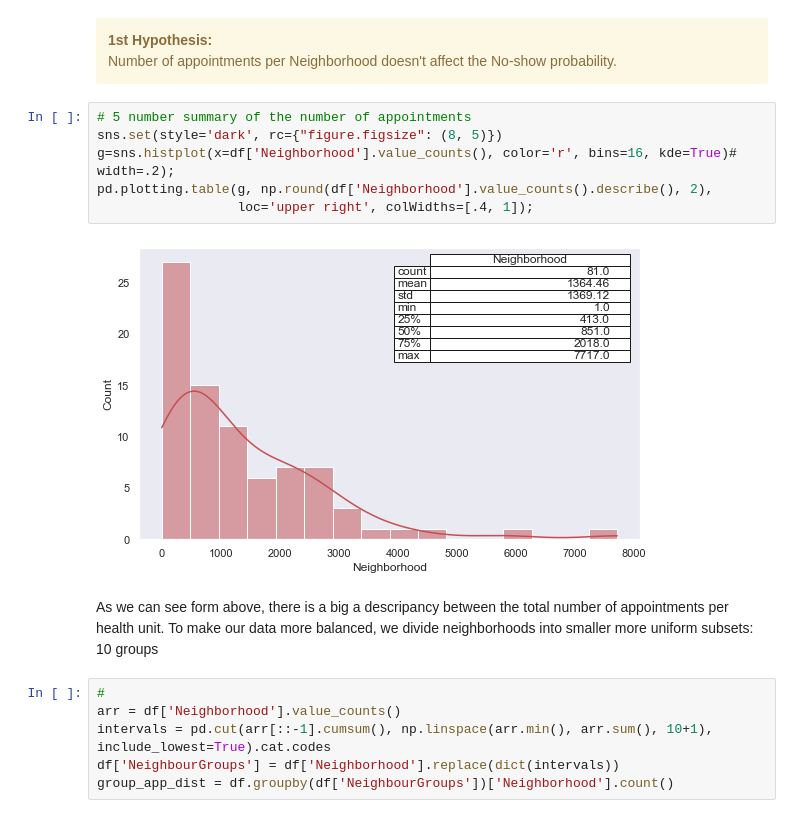
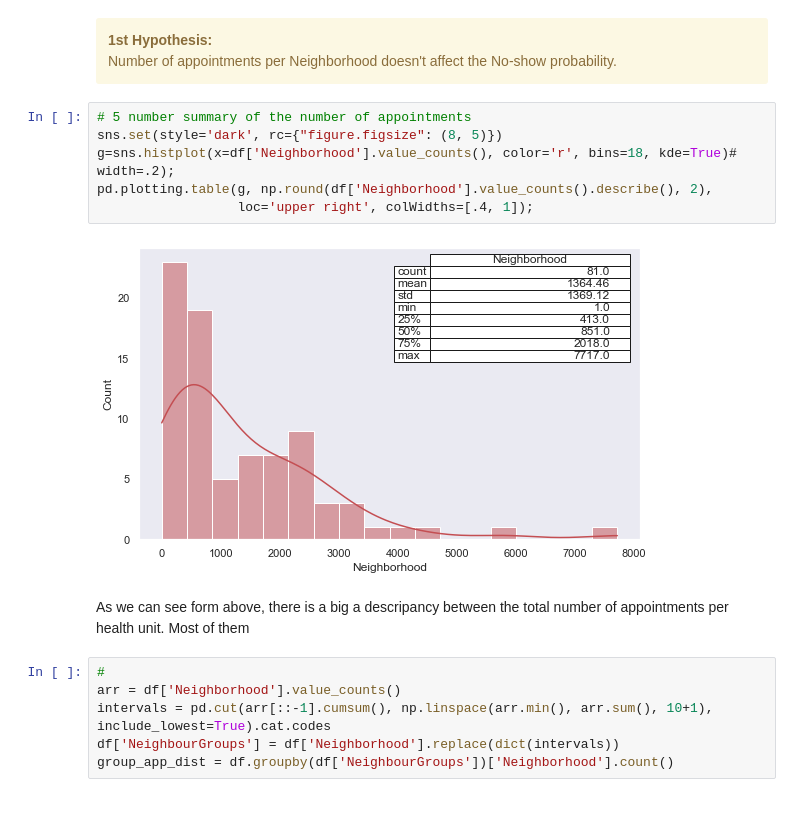
Before and after one commit to skacem/Business-Analytics, a Jupyter notebook: Misc/Medical_appointment_analysis.ipynb, the cells around one changed output. Saved outputs shown, nothing was run; the diff lists cells and outputs as text.

```diff
--- a/Misc/Medical_appointment_analysis.ipynb
+++ b/Misc/Medical_appointment_analysis.ipynb
@@ -304,14 +304,14 @@ From this plot we see 2 extreme cases. One with 100% No-show rate and other with
 # %%
 # 5 number summary of the number of appointments
 sns.set(style='dark', rc={"figure.figsize": (8, 5)})
-g=sns.histplot(x=df['Neighborhood'].value_counts(), color='r', bins=16, kde=True)# width=.2);
+g=sns.histplot(x=df['Neighborhood'].value_counts(), color='r', bins=18, kde=True)# width=.2);
 pd.plotting.table(g, np.round(df['Neighborhood'].value_counts().describe(), 2),
                   loc='upper right', colWidths=[.4, 1]);
 # %% [output]
-[figure, old version]
+[figure, new version]
 # %% [markdown]
 As we can see form above, there is a big a descripancy between the total number of appointments per health unit.
-To make our data more balanced, we divide neighborhoods into smaller more uniform subsets: 10 groups
+Most of them
 # %%
 #
 arr = df['Neighborhood'].value_counts()
```
Also changed, not shown: parts of 4 cells of this notebook.
